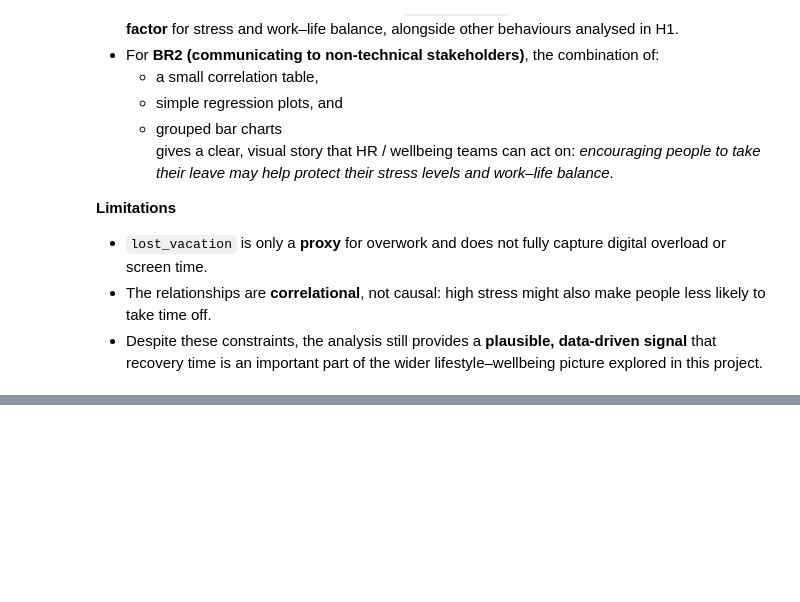
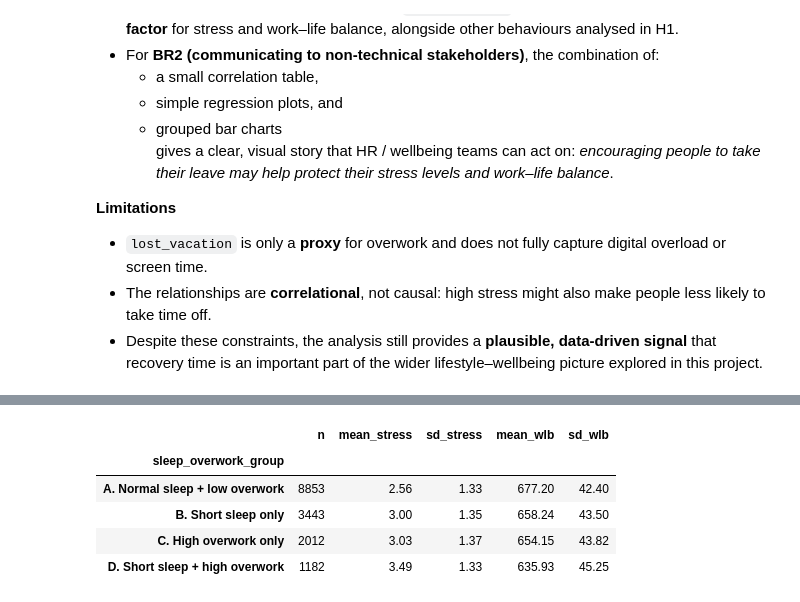
Before and after one commit to giaaxa/lifestyle_wellbeing_analysis, a Jupyter notebook: jupyter_notebooks/Data_visualizations.ipynb, the cells around one changed output, grey strips where cells are left out. Drawn from its saved outputs; the diff is of its cells as text; code cells hidden in the pictures; blank space fills up the shorter version.

```diff
--- a/jupyter_notebooks/Data_visualizations.ipynb
+++ b/jupyter_notebooks/Data_visualizations.ipynb
@@ -390,0 +446,24 @@ Because this dataset does not include a direct screen-time variable, I adapted H
+# %%
+# 4 mutually exclusive groups:
+# A = neither short sleep nor high overwork
+# B = short sleep only
+# C = high overwork only
+# D = both short sleep and high overwork
+
+conditions = [
+    (df["short_sleep"] == 0) & (df["high_overwork"] == 0),
+    (df["short_sleep"] == 1) & (df["high_overwork"] == 0),
+    (df["short_sleep"] == 0) & (df["high_overwork"] == 1),
+    (df["short_sleep"] == 1) & (df["high_overwork"] == 1),
+]
+
+group_labels = [
+    "A. Normal sleep + low overwork",
+    "B. Short sleep only",
+    "C. High overwork only",
+    "D. Short sleep + high overwork",
+]
+
+df["sleep_overwork_group"] = np.select(conditions, group_labels, default="Other")
+
+df["sleep_overwork_group"].value_counts()
@@ -390,0 +488,23 @@ Because this dataset does not include a direct screen-time variable, I adapted H
+# %%
+# Aggregate statistics by group
+group_stats = (
+    df.groupby("sleep_overwork_group")
+      .agg(
+          n=("daily_stress", "size"),
+          mean_stress=("daily_stress", "mean"),
+          sd_stress=("daily_stress", "std"),
+          mean_wlb=("work_life_balance_score", "mean"),
+          sd_wlb=("work_life_balance_score", "std"),
+      )
+      .round(2)
+      .loc[group_labels]  # keep groups in logical order
+)
+
+group_stats
+# %% [output]
+|  | n | mean_stress | sd_stress | mean_wlb | sd_wlb |
+| sleep_overwork_group |  |  |  |  |  |
+| A. Normal sleep + low overwork | 8853 | 2.56 | 1.33 | 677.20 | 42.40 |
+| B. Short sleep only | 3443 | 3.00 | 1.35 | 658.24 | 43.50 |
+| C. High overwork only | 2012 | 3.03 | 1.37 | 654.15 | 43.82 |
+| D. Short sleep + high overwork | 1182 | 3.49 | 1.33 | 635.93 | 45.25 |
```
Also changed, not shown: parts of 9 cells of this notebook.
